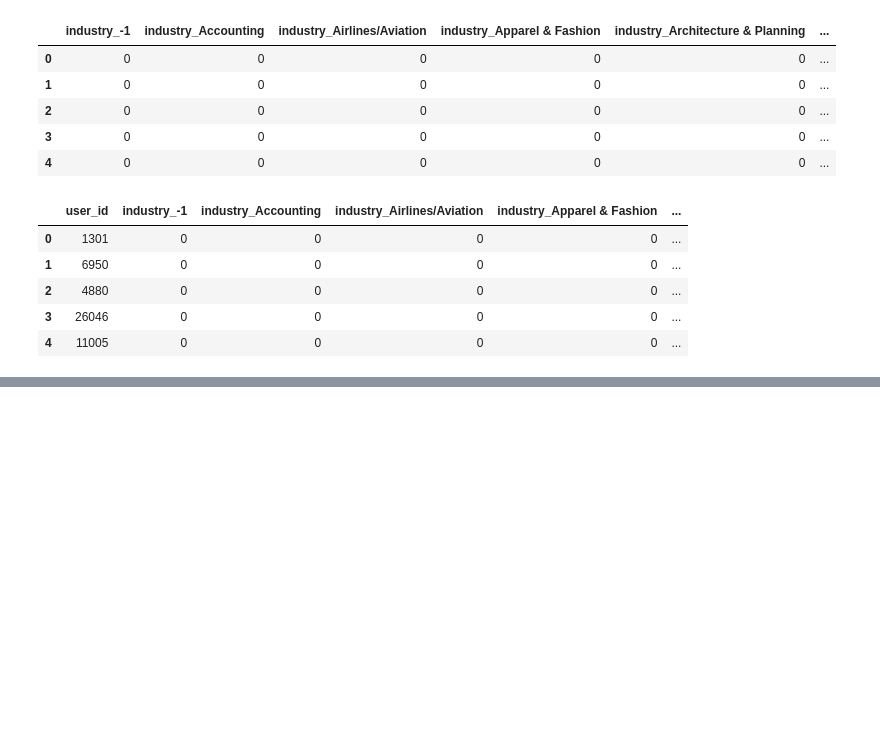
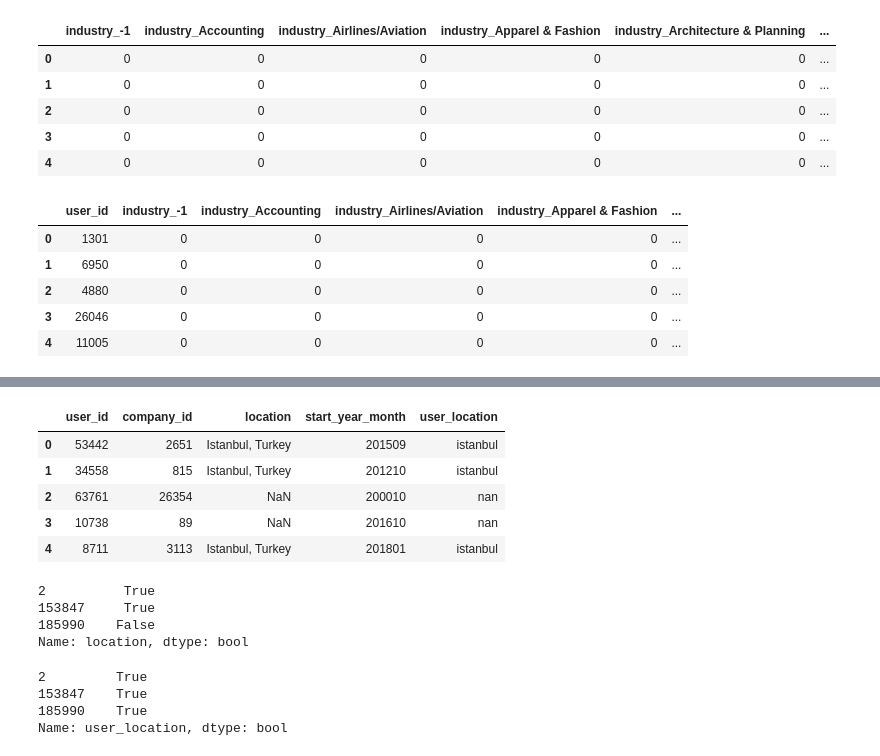
Before and after one commit to furkaneneseren/Datathon-BBVA, a Jupyter notebook: churn-with-linkedin.ipynb, the cells around one changed output, grey strips where cells are left out. Cells and saved outputs as stored; diff of their text form; code cells hidden in the pictures; blank space fills up the shorter version.

Commit message:
work location cleaning

```diff
--- a/churn-with-linkedin.ipynb
+++ b/churn-with-linkedin.ipynb
@@ -1636,0 +1684,5 @@ test.to_csv("test_lang.csv", index=False)
+# %%
+mystre = "beytepe - bilkent / ankara "
+if "/" in mystre:
+    sub = mystre.split("/")
+    print(sub)
@@ -1636,0 +1691,33 @@ test.to_csv("test_lang.csv", index=False)
+# %%
+import swifter
+from unidecode import unidecode
+
+def location(string_to_check):
+    global val
+    string_to_check = unidecode(str(string_to_check).lower())
+    if ", " in string_to_check:
+        sub = string_to_check.split(", ")
+    elif "," in string_to_check:
+        sub = string_to_check.split(",")
+    elif "/" in string_to_check:
+        sub = string_to_check.split("/")
+    elif "-" in string_to_check:
+        sub = string_to_check.split("-")
+    else:
+        sub = string_to_check.split()
+
+    sub_dict = dict((v,unidecode(k.lower())) for v, k in province.items())
+
+    for val in sub:
+        if val in sub_dict.values():
+            return val
+        else:
+            continue
+    return val
+
+
+#df['result'] = df['string_to_check'].apply(check_string)
+# %%
+work_exp["user_location"] = work_exp["location"].swifter.apply(location)
+# %%
+pd.set_option("display.max_rows", None)
@@ -1636,0 +1744,16 @@ test.to_csv("test_lang.csv", index=False)
+# %%
+work_exp.head()
+# %% [output]
+|  | user_id | company_id | location | start_year_month | user_location |
+| 0 | 53442 | 2651 | Istanbul, Turkey | 201509 | istanbul |
+| 1 | 34558 | 815 | Istanbul, Turkey | 201210 | istanbul |
+| 2 | 63761 | 26354 | NaN | 200010 | nan |
+| 3 | 10738 | 89 | NaN | 201610 | nan |
+| 4 | 8711 | 3113 | Istanbul, Turkey | 201801 | istanbul |
+# %%
+work_exp[work_exp["user_id"] == 63761].location.isna()
+# %% [output]
+2          True
+153847     True
+185990    False
+Name: location, dtype: bool
@@ -1636,0 +1765,7 @@ test.to_csv("test_lang.csv", index=False)
+# %%
+work_exp[work_exp["user_id"] == 63761].user_location.isna()
+# %% [output]
+2         True
+153847    True
+185990    True
+Name: user_location, dtype: bool
```
Also changed, not shown: parts of 15 cells of this notebook.
